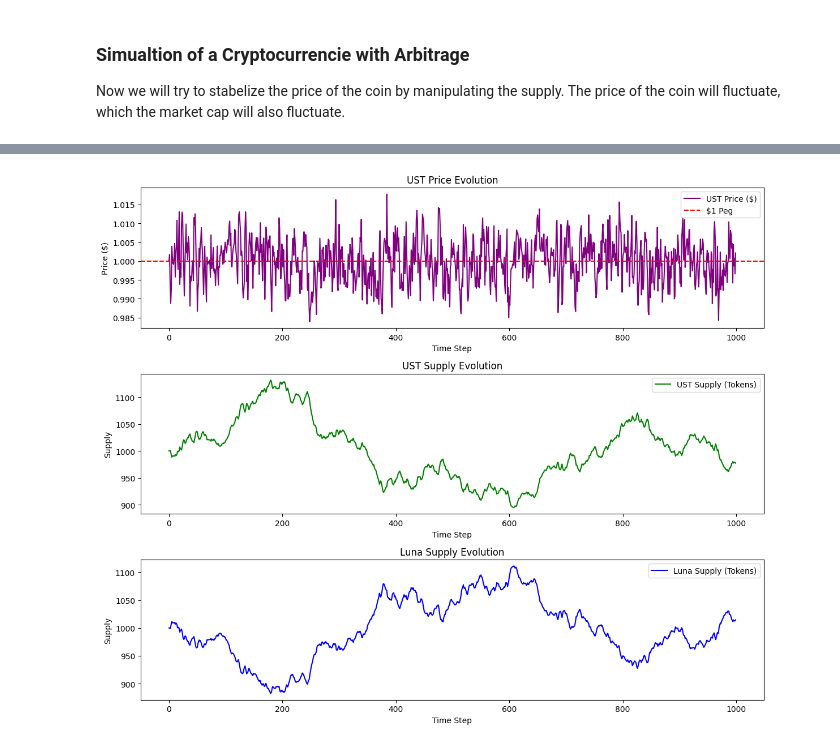
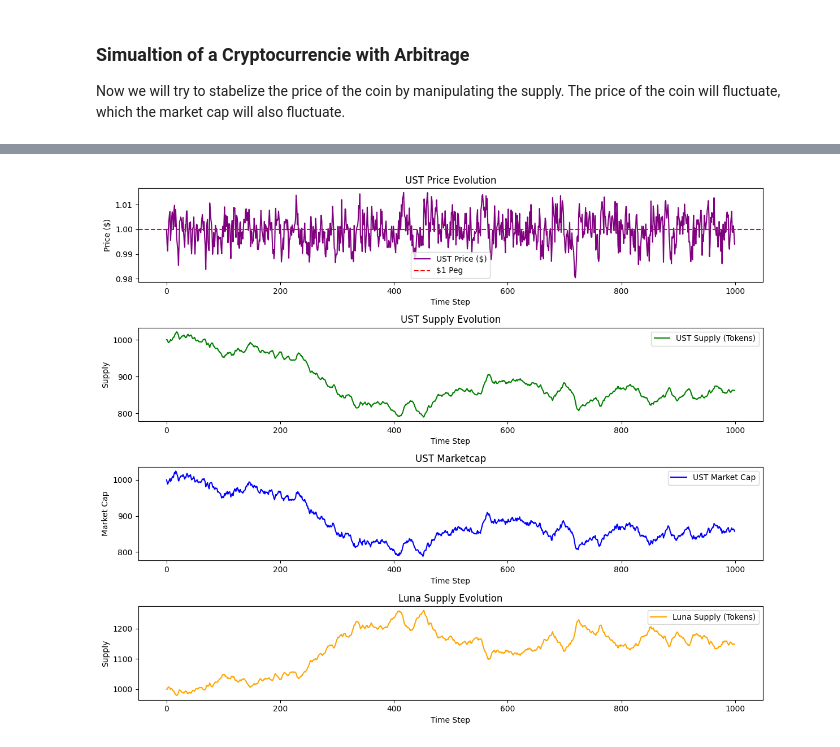
Before and after one commit to PaulArthurAstier/CryptoMarketSim, a Jupyter notebook: MarketSimulator.ipynb, the cells around one changed output, grey strips where cells are left out. Saved outputs shown, nothing was run; the diff lists cells and outputs as text; code cells hidden in the pictures.

Commit message:
added a new graph to the sim

```diff
--- a/MarketSimulator.ipynb
+++ b/MarketSimulator.ipynb
@@ -276,35 +276,43 @@ for t in range(1, T):
     # 5. Compute new UST price from updated market cap and UST supply
     P[t] = MC[t] / S[t]
 
 # Plotting results
 plt.figure(figsize=(12, 10))
 
 # Plot UST Price Evolution
-plt.subplot(3, 1, 1)
+plt.subplot(4, 1, 1)
 plt.plot(P, label='UST Price ($)', color='purple')
 plt.axhline(1, color='red', linestyle='--', label='$1 Peg')
 plt.title('UST Price Evolution')
 plt.xlabel('Time Step')
 plt.ylabel('Price ($)')
 plt.legend()
 
 # Plot UST Supply Evolution
-plt.subplot(3, 1, 2)
+plt.subplot(4, 1, 2)
 plt.plot(S, label='UST Supply (Tokens)', color='green')
 plt.title('UST Supply Evolution')
 plt.xlabel('Time Step')
 plt.ylabel('Supply')
 plt.legend()
 
+# Plot UST MC
+plt.subplot(4, 1, 3)
+plt.plot(MC, label='UST Market Cap', color='blue')
+plt.title('UST Marketcap')
+plt.xlabel('Time Step')
+plt.ylabel('Market Cap')
+plt.legend()
+
 # Plot Luna Supply Evolution
-plt.subplot(3, 1, 3)
-plt.plot(L, label='Luna Supply (Tokens)', color='blue')
+plt.subplot(4, 1, 4)
+plt.plot(L, label='Luna Supply (Tokens)', color='orange')
 plt.title('Luna Supply Evolution')
 plt.xlabel('Time Step')
 plt.ylabel('Supply')
 plt.legend()
 
 plt.tight_layout()
 plt.show()
 # %% [output]
-[figure, old version]
+[figure, new version]
```
Also changed, not shown: parts of 2 cells of this notebook.
